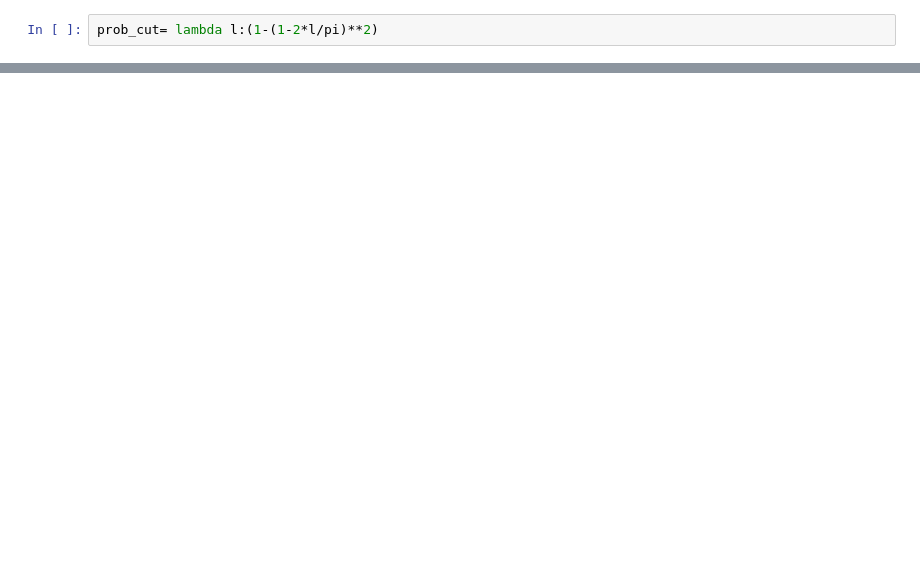
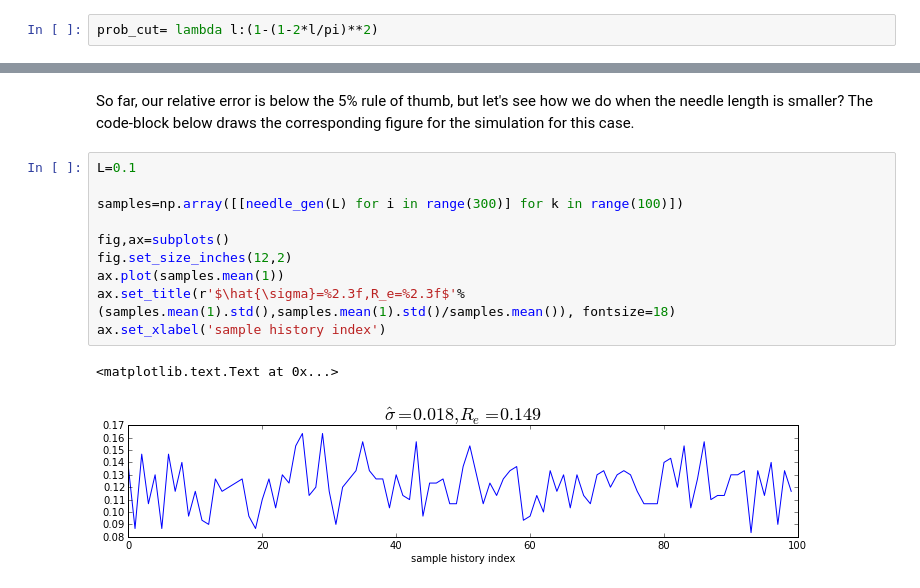
Before and after one commit to unpingco/Pig-in-the-Python, a Jupyter notebook: Buffons_Needle_Sim.ipynb, the cells around one changed output, grey strips where cells are left out. Drawn from its saved outputs; the diff is of its cells as text; blank space fills up the shorter version.

Commit message:
added relative efficency discussion

```diff
--- a/Buffons_Needle_Sim.ipynb
+++ b/Buffons_Needle_Sim.ipynb
@@ -163,0 +170,15 @@ Generate samples in likely regions
+# %% [markdown]
+So far, our relative error is below the 5% rule of thumb, but let's see how we do when the needle length is smaller? The code-block below draws the corresponding figure for the simulation for this case.
+# %%
+L=0.1
+
+samples=np.array([[needle_gen(L) for i in range(300)] for k in range(100)])
+
+fig,ax=subplots()
+fig.set_size_inches(12,2)
+ax.plot(samples.mean(1))
+ax.set_title(r'$\hat{\sigma}=%2.3f,R_e=%2.3f$'% (samples.mean(1).std(),samples.mean(1).std()/samples.mean()), fontsize=18)
+ax.set_xlabel('sample history index')
+# %% [output]
+<matplotlib.text.Text at 0x...>
+[figure, added]
```
Also changed, not shown: parts of 38 cells of this notebook.
